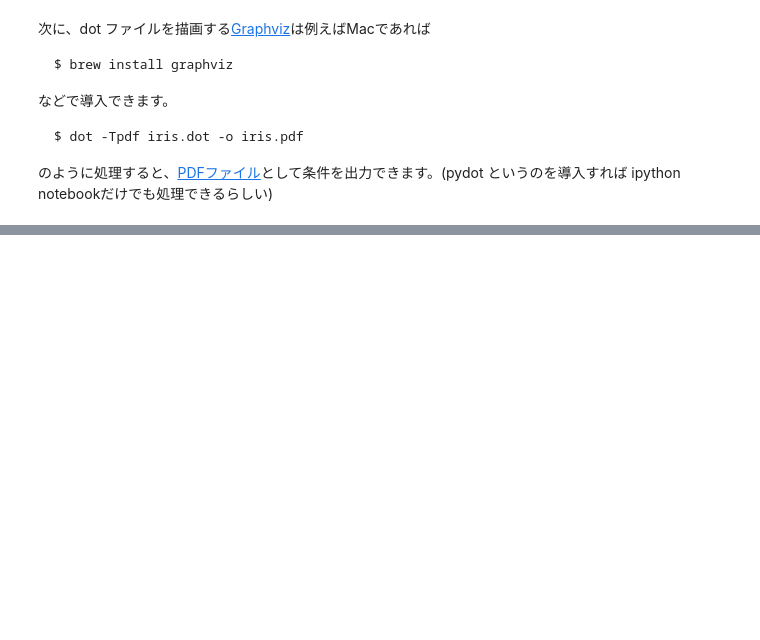
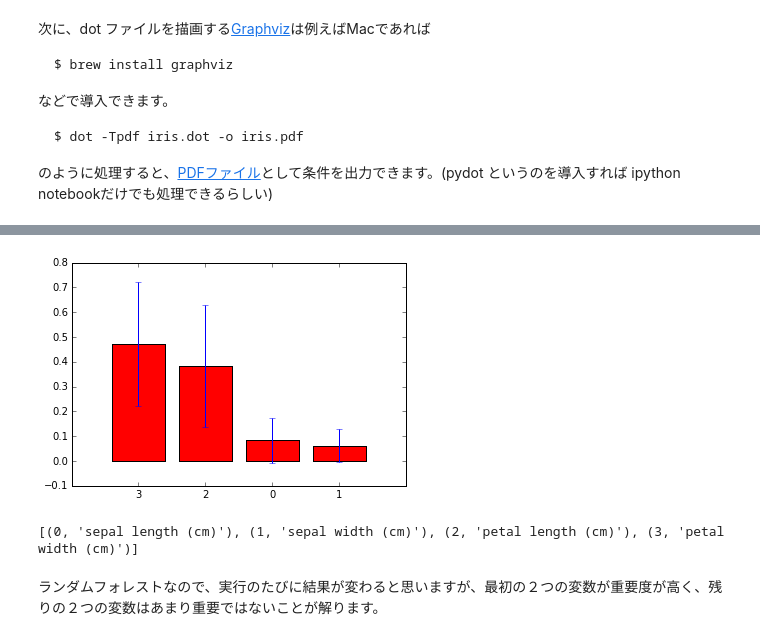
Before and after one commit to takashi-miyamoto-naviplus/spml4dm, a Jupyter notebook: 4/iris.ipynb, the cells around one changed output, grey strips where cells are left out. Drawn from its saved outputs; the diff is of its cells as text; code cells hidden in the pictures; blank space fills up the shorter version.

```diff
--- a/4/iris.ipynb
+++ b/4/iris.ipynb
@@ -407,0 +491,18 @@ $ dot -Tpdf iris.dot -o iris.pdf
+# %%
+clf = ensemble.ExtraTreesClassifier()
+clf.fit(train_data, train_target)
+importances = clf.feature_importances_
+std = np.std([tree.feature_importances_ for tree in clf.estimators_],
+             axis=0)
+indices = np.argsort(importances)[::-1]
+plt.bar(range(4), importances[indices],
+       color="r", yerr=std[indices], align="center")
+plt.xticks(range(4), indices)
+plt.xlim([-1, 4])
+plt.show()
+print list(enumerate(iris.feature_names))
+# %% [output]
+[figure, added]
+[(0, 'sepal length (cm)'), (1, 'sepal width (cm)'), (2, 'petal length (cm)'), (3, 'petal width (cm)')]
+# %% [markdown]
+ランダムフォレストなので、実行のたびに結果が変わると思いますが、最初の２つの変数が重要度が高く、残りの２つの変数はあまり重要ではないことが解ります。
```
Also changed, not shown: parts of 26 cells of this notebook, 2 other files.
